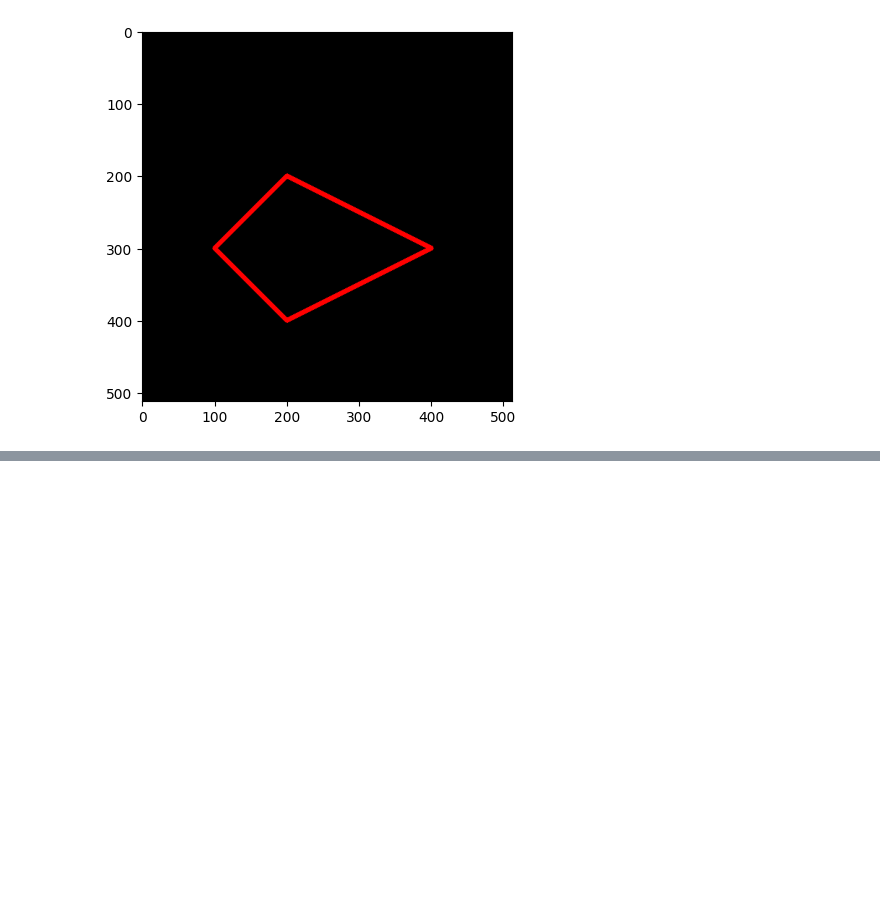
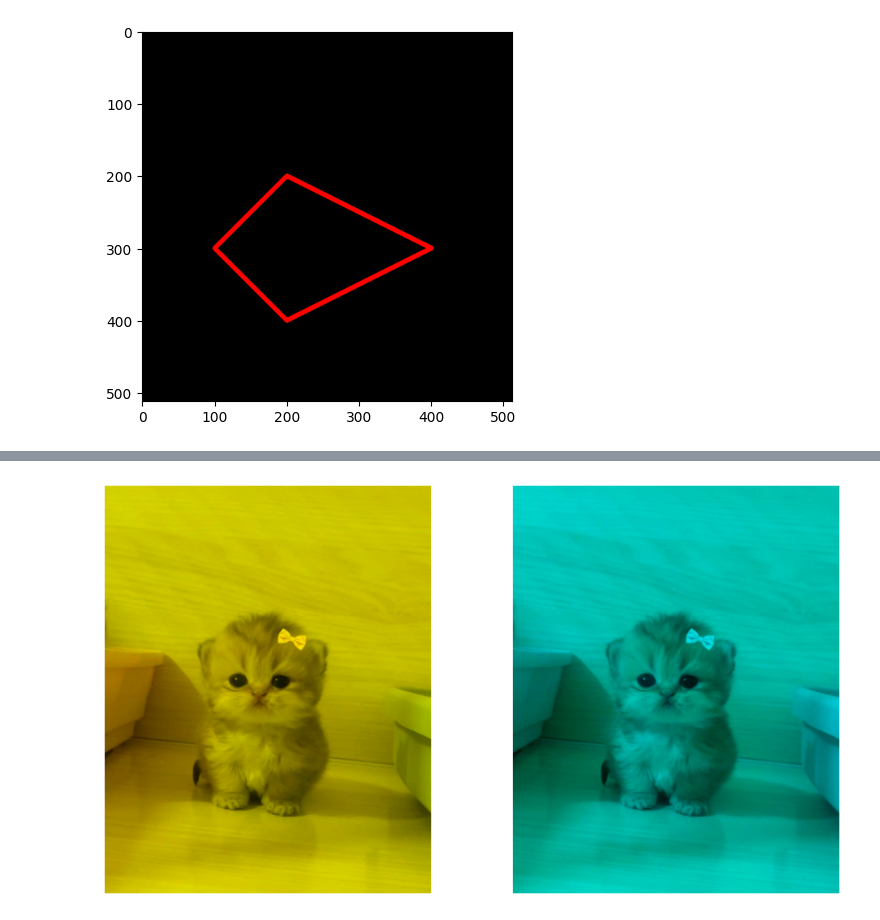
Before and after one commit to Anothaatype/PCVK-Semester-5, a Jupyter notebook: Week2.ipynb, the cells around one changed output, grey strips where cells are left out. Saved outputs shown, nothing was run; the diff lists cells and outputs as text; code cells hidden in the pictures; blank space fills up the shorter version.

```diff
--- a/Week2.ipynb
+++ b/Week2.ipynb
@@ -121,0 +136,20 @@ plt.imshow(black_img2)
+# %%
+# Create images with only red and green channels, and only green and blue channels
+rg_img = img_rgb.copy()
+rg_img[:, :, 2] = 0 # Set blue channel to 0
+
+gb_img = img_rgb.copy()
+gb_img[:, :, 0] = 0 # Set red channel to 0
+
+fig, axs = plt.subplots(1, 2, figsize=(10, 5))
+
+axs[0].imshow(rg_img)
+axs[0].axis('off')
+
+axs[1].imshow(gb_img)
+axs[1].axis('off')
+
+plt.tight_layout()
+plt.show()
+# %% [output]
+[figure, added]
```
Also changed, not shown: parts of 18 cells of this notebook.
